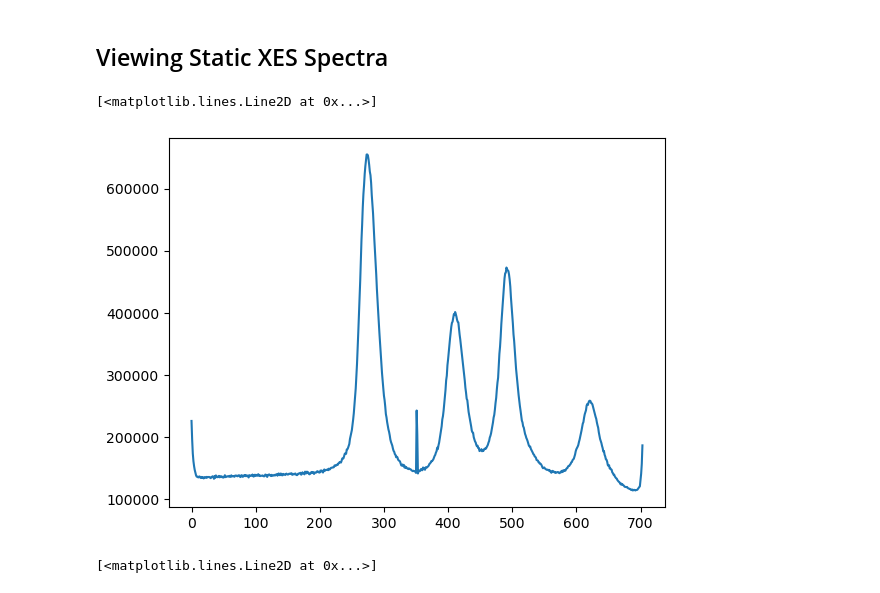
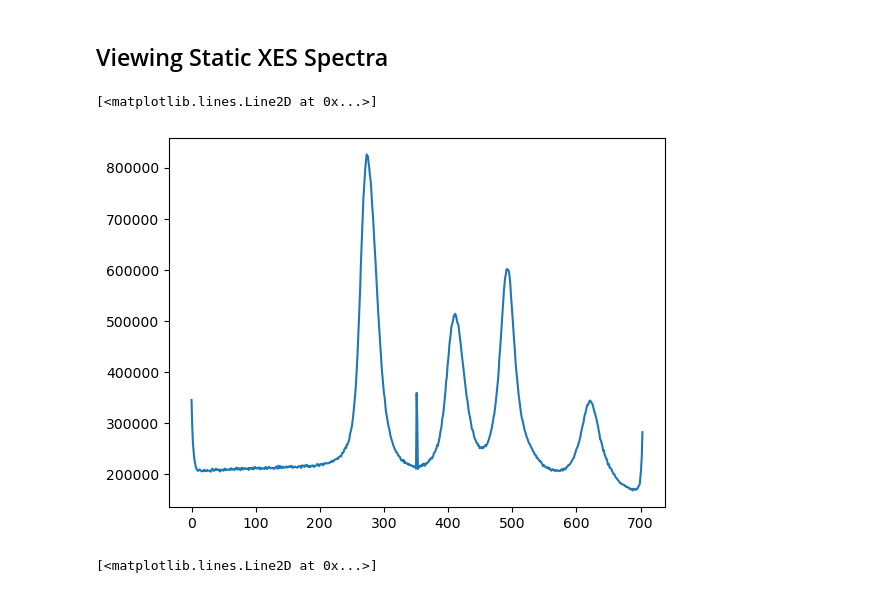
Before and after one commit to lg345/XSpect, a Jupyter notebook: XSpect_XES_examples.ipynb, the cells around one changed output. Cells and saved outputs as stored; diff of their text form; code cells hidden in the pictures.

```diff
--- a/XSpect_XES_examples.ipynb
+++ b/XSpect_XES_examples.ipynb
@@ -22,21 +22,21 @@ import XSpect.XSpect_Visualization
 # %%
 xes_experiment = XSpect.XSpect_Analysis.spectroscopy_experiment(hutch='mfx',experiment_id='mfxl1045123',lcls_run=23)
 xes=XSpect.XSpect_Controller.XESBatchAnalysisRotation()
 xes.key_epix=['epix_1/ROI_0_area']
 #xes.set_key_aliases(keys,names)
 #xes.import_roi=[[0,100]]
 xes.rois=[[0,300]]
 xes.adu_cutoff=3.0
 xes.angle=0
 xes.transpose=True
-xes.run_parser(['3'])
+xes.run_parser(['2-3'])
 start=time.time()
 xes.primary_analysis_parallel_range(4,xes_experiment,method=xes.primary_analysis_static,increment=2000,verbose=False)
 end=time.time()
 v=XSpect.XSpect_Visualization.XESVisualization()
 v.combine_static_spectra(xes_analysis=xes,xes_key='epix_ROI_1_summed')
 plt.plot(v.summed_xes)
 # %% [output]
 [<matplotlib.lines.Line2D at 0x...>]
-[figure, old version]
+[figure, new version]
 # %%
```
Also changed, not shown: parts of 3 cells of this notebook, 1 other file.
